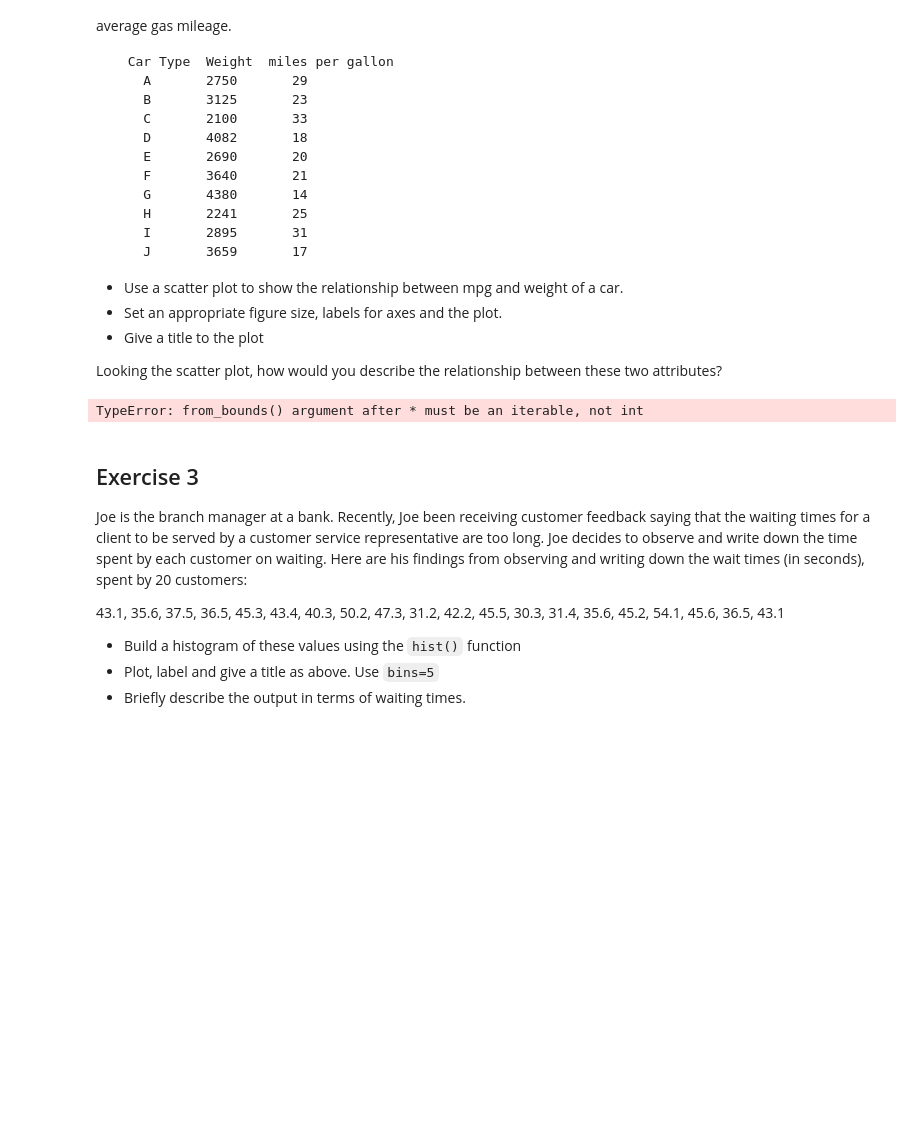
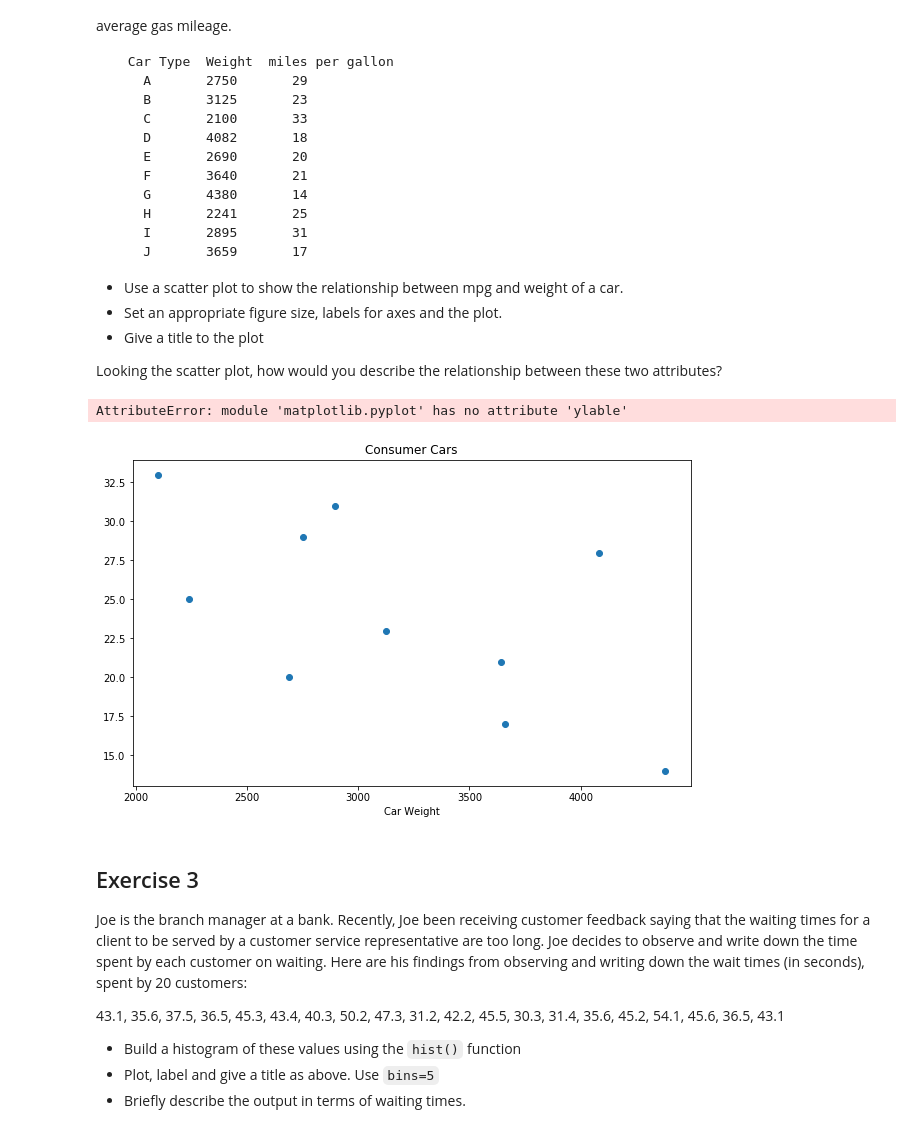
Before and after one commit to bellisor/dsc-data-viz-lab-nyc-ds-021720, a Jupyter notebook: index.ipynb, the cells around one changed output. Drawn from its saved outputs; the diff is of its cells as text; code cells hidden in the pictures; blank space fills up the shorter version.

```diff
--- a/index.ipynb
+++ b/index.ipynb
@@ -67,19 +67,20 @@ Looking the scatter plot, how would you describe the relationship between these
 # %%
 weight = [2750, 3125, 2100, 4082, 2690, 3640, 4380, 2241, 2895, 3659]
 mpg = [29, 23, 33, 28, 20, 21, 14, 25, 31, 17]
 
 # Set the figure size in inches
 plt.figure(figsize=(10,6))
 # Plot with scatter()
 plt.scatter(weight, mpg, label= 'Weight vs Mileage')
 # Set x and y axes labels and a title
 plt.title('Consumer Cars')
 plt.xlabel('Car Weight')
-plt.ylable('Miles Per Gallon')
+plt.ylab('Miles Per Gallon')
 
 plt.show()
 # %% [output]
-TypeError: from_bounds() argument after * must be an iterable, not int
+AttributeError: module 'matplotlib.pyplot' has no attribute 'ylable'
+[figure, added]
 # %% [markdown]
 ## Exercise 3
 
```
